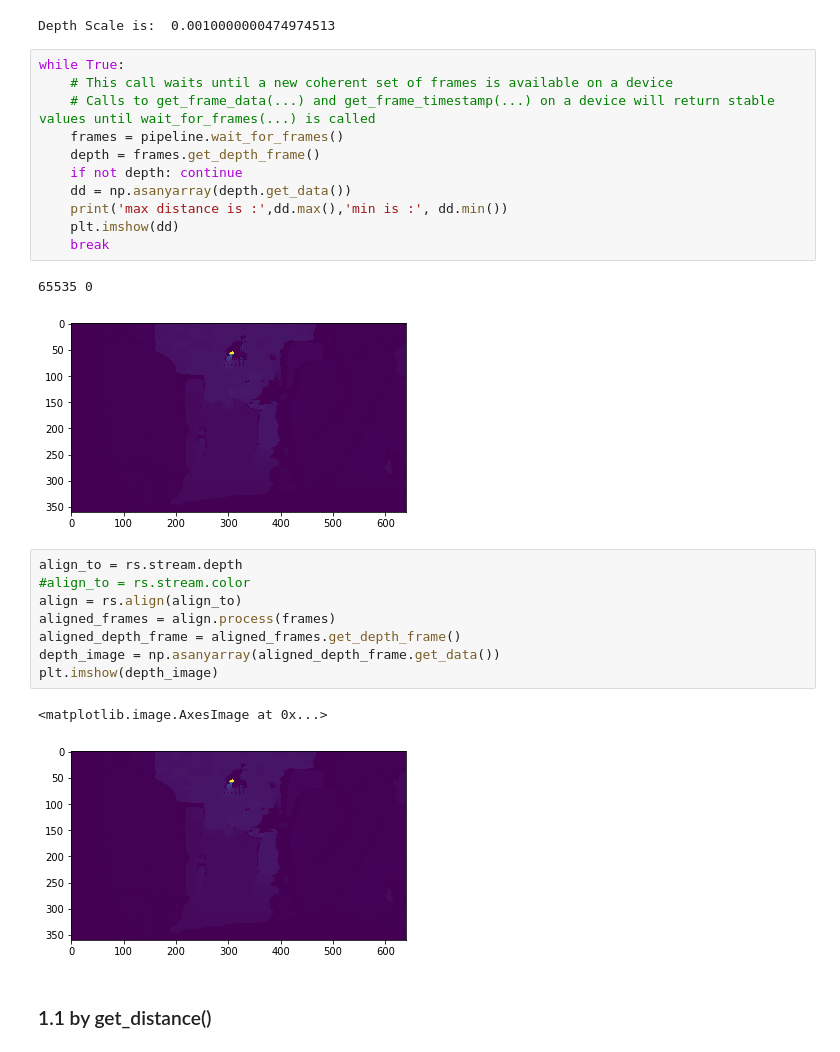
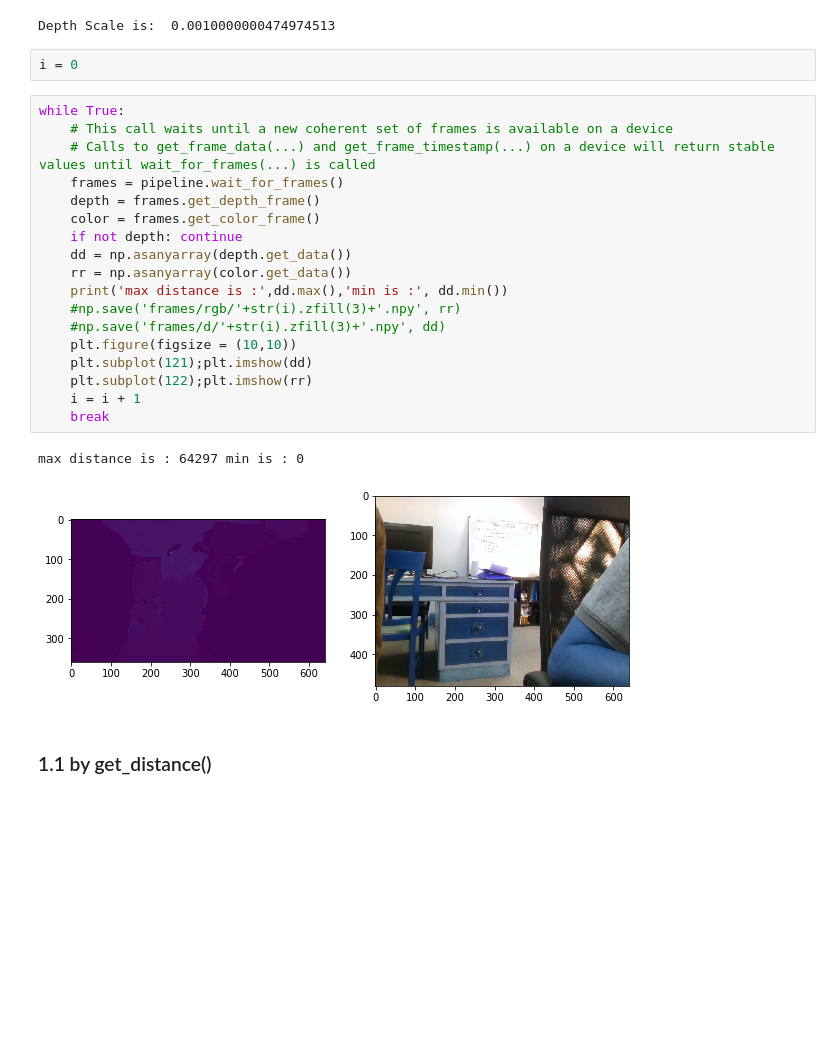
Before and after one commit to gggliuye/3d_vision_ideaversal, a Jupyter notebook: realsense_depth.ipynb, the cells around one changed output. Saved outputs shown, nothing was run; the diff lists cells and outputs as text; blank space fills up the shorter version.

```diff
--- a/realsense_depth.ipynb
+++ b/realsense_depth.ipynb
@@ -30,31 +36,29 @@ depth_scale = depth_sensor.get_depth_scale()
 print("Depth Scale is: " , depth_scale)
 # %% [output]
 Depth Scale is:  0.0010000000474974513
+# %%
+i = 0
 # %%
 while True:
     # This call waits until a new coherent set of frames is available on a device
     # Calls to get_frame_data(...) and get_frame_timestamp(...) on a device will return stable values until wait_for_frames(...) is called
     frames = pipeline.wait_for_frames()
     depth = frames.get_depth_frame()
+    color = frames.get_color_frame()
     if not depth: continue
     dd = np.asanyarray(depth.get_data())
+    rr = np.asanyarray(color.get_data())
     print('max distance is :',dd.max(),'min is :', dd.min())
-    plt.imshow(dd)
+    #np.save('frames/rgb/'+str(i).zfill(3)+'.npy', rr)
+    #np.save('frames/d/'+str(i).zfill(3)+'.npy', dd)
+    plt.figure(figsize = (10,10))
+    plt.subplot(121);plt.imshow(dd)
+    plt.subplot(122);plt.imshow(rr)
+    i = i + 1
     break
 # %% [output]
-65535 0
+max distance is : 64297 min is : 0
-[figure, old version]
+[figure, new version]
-# %%
-align_to = rs.stream.depth
-#align_to = rs.stream.color
-align = rs.align(align_to)
-aligned_frames = align.process(frames)
-aligned_depth_frame = aligned_frames.get_depth_frame()
-depth_image = np.asanyarray(aligned_depth_frame.get_data())
-plt.imshow(depth_image)
-# %% [output]
-<matplotlib.image.AxesImage at 0x...>
-[figure, removed]
 # %% [markdown]
 ### 1.1 by get_distance()
 # %%
```
Also changed, not shown: parts of 6 cells of this notebook.
